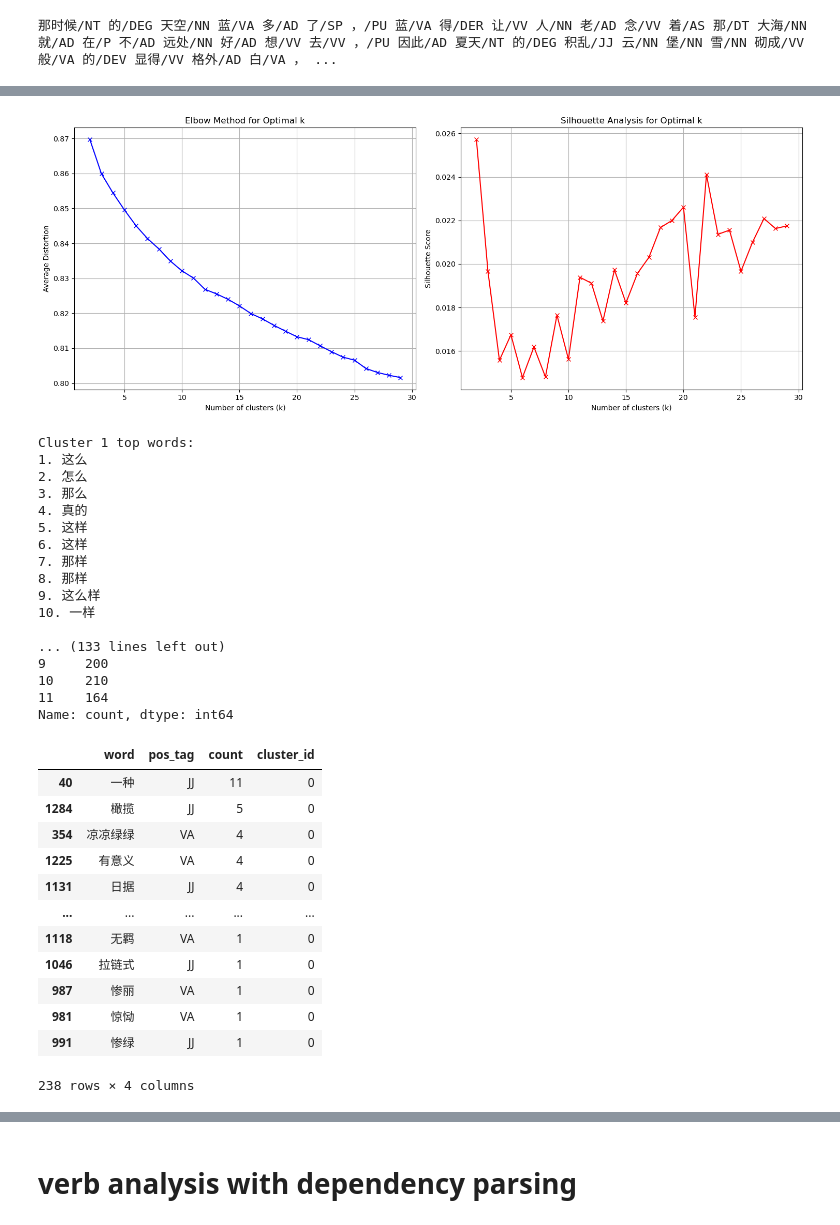
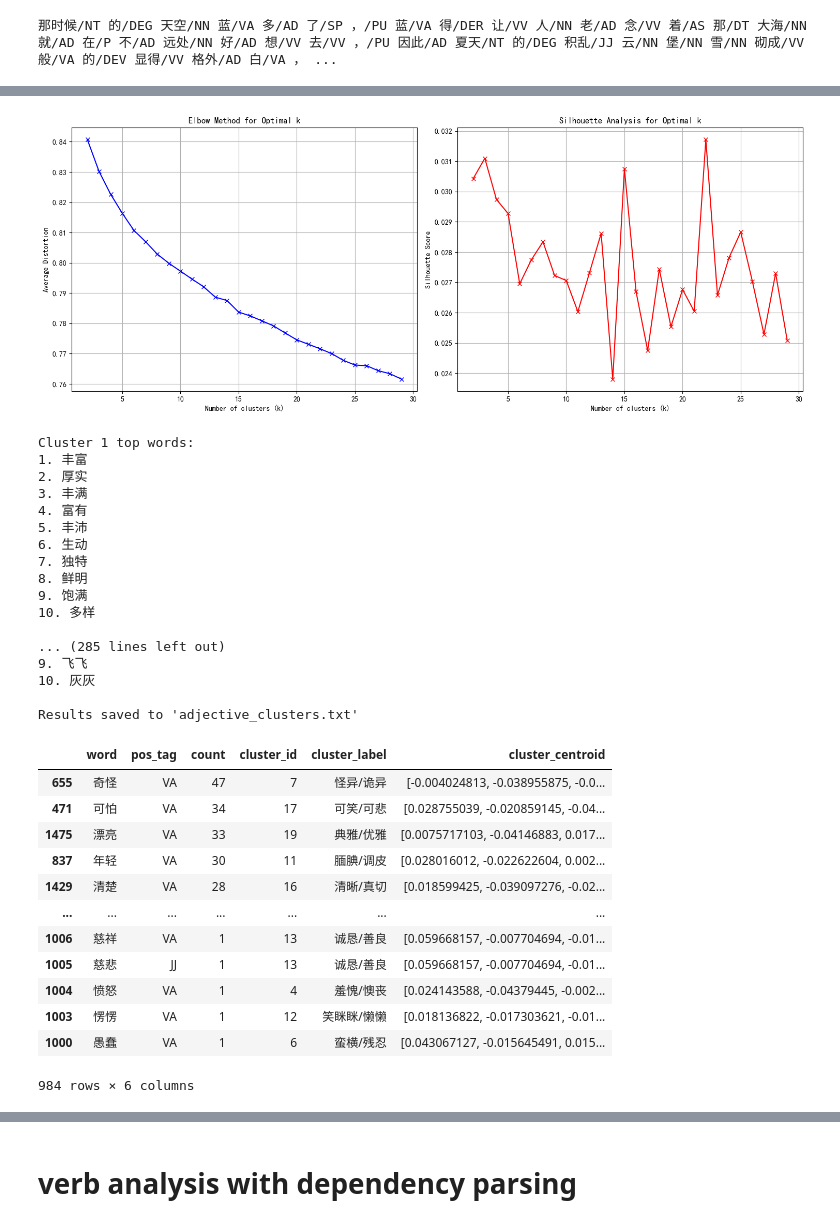
Before and after one commit to fht-epfl/history, a Jupyter notebook: dependency.ipynb, the cells around one changed output, grey strips where cells are left out. Cells and saved outputs as stored; diff of their text form; code cells hidden in the pictures.

Commit message:
finished adj kmeans for zhutianxin

```diff
--- a/dependency.ipynb
+++ b/dependency.ipynb
@@ -146,7 +142,7 @@ plt.tight_layout()
 plt.show()
 
 # Determine optimal k based on both methods
-optimal_k = 11  # You can adjust this based on visual inspection of both plots
+optimal_k = 25  # You can adjust this based on visual inspection of both plots
 
 # Perform k-means clustering with optimal k
 kmeans = KMeans(n_clusters=optimal_k, random_state=42, n_init=10)
@@ -174,50 +170,62 @@ for i in range(optimal_k):
         print(f"{j}. {word}")
 
     # Store cluster info for saving to file
     cluster_results.append({
         'cluster_id': i+1,
         'words': cluster_words
     })
 
 # Save results to a text file
 with open('adjective_clusters.txt', 'w', encoding='utf-8') as f:
     f.write(f"K-means clustering of adjectives with {optimal_k} clusters\n")
     f.write("=" * 50 + "\n\n")
 
     for cluster in cluster_results:
         f.write(f"Cluster {cluster['cluster_id']} top words:\n")
         for i, word in enumerate(cluster['words'], 1):
             f.write(f"{i}. {word}\n")
         f.write("\n")
 
 print(f"\nResults saved to 'adjective_clusters.txt'")
 
 # Create a dictionary mapping words to their cluster IDs
 word_to_cluster = {valid_words[i]: clusters[i] + 1 for i in range(len(valid_words))}
 
 # Add cluster_id column to df_tokens_selected
 df_tokens_selected['cluster_id'] = df_tokens_selected['word'].map(word_to_cluster)
 
 # Fill missing values (words without vectors or not in valid_words)
 df_tokens_selected['cluster_id'] = df_tokens_selected['cluster_id'].fillna(0).astype(int)
+
+# Get the centroids array from kmeans
+centroids = kmeans.cluster_centers_
+
+# Function to get the centroid vector for a given cluster_id
+def get_centroid(cluster_id):
+    if cluster_id == 0:  # Handle words without clusters
+        return np.zeros(centroids.shape[1])
+    return centroids[cluster_id - 1]  # -1 because cluster_ids start from 1
+
+# Add centroid vectors as a new column
+df_tokens_selected['cluster_centroid'] = df_tokens_selected['cluster_id'].apply(get_centroid)
 # %% [output]
-[figure, old version]
+[figure, new version]
 Cluster 1 top words:
-1. 这么
-2. 怎么
-3. 那么
-4. 真的
-5. 这样
-6. 这样
-7. 那样
-8. 那样
-9. 这么样
-10. 一样
+1. 丰富
+2. 厚实
+3. 丰满
+4. 富有
+5. 丰沛
+6. 生动
+7. 独特
+8. 鲜明
+9. 饱满
+10. 多样
 
-... (133 lines left out)
-9     200
-10    210
-11    164
-Name: count, dtype: int64
+... (285 lines left out)
+9. 飞飞
+10. 灰灰
+
+Results saved to 'adjective_clusters.txt'
 # %%
 cluster_id_labels = {
@@ -227,17 +257,21 @@ cluster_id_labels = {
 }
 # %%
-df_tokens_selected[df_tokens_selected['cluster_id'] == 0]
+df_tokens_selected['cluster_label'] = df_tokens_selected['cluster_id'].map(cluster_id_labels)
+df_tokens_selected.dropna(subset=['cluster_label'], inplace=True)
+df_tokens_selected.drop_duplicates(subset=['word'], inplace=True)
+df_tokens_selected.to_csv('zhutianxin_adjectives.csv', index=False, encoding='utf-8-sig')
+df_tokens_selected
 # %% [output]
-|  | word | pos_tag | count | cluster_id |
-| 40 | 一种 | JJ | 11 | 0 |
-| 1284 | 橄揽 | JJ | 5 | 0 |
-| 354 | 凉凉绿绿 | VA | 4 | 0 |
-| 1225 | 有意义 | VA | 4 | 0 |
-| 1131 | 日据 | JJ | 4 | 0 |
-| ... | ... | ... | ... | ... |
-| 1118 | 无羁 | VA | 1 | 0 |
-| 1046 | 拉链式 | JJ | 1 | 0 |
-| 987 | 惨丽 | VA | 1 | 0 |
-| 981 | 惊恸 | VA | 1 | 0 |
-| 991 | 惨绿 | JJ | 1 | 0 |
+|  | word | pos_tag | count | cluster_id | cluster_label | cluster_centroid |
+| 655 | 奇怪 | VA | 47 | 7 | 怪异/诡异 | [-0.004024813, -0.038955875, -0.0... |
+| 471 | 可怕 | VA | 34 | 17 | 可笑/可悲 | [0.028755039, -0.020859145, -0.04... |
+| 1475 | 漂亮 | VA | 33 | 19 | 典雅/优雅 | [0.0075717103, -0.04146883, 0.017... |
+| 837 | 年轻 | VA | 30 | 11 | 腼腆/调皮 | [0.028016012, -0.022622604, 0.002... |
+| 1429 | 清楚 | VA | 28 | 16 | 清晰/真切 | [0.018599425, -0.039097276, -0.02... |
+| ... | ... | ... | ... | ... | ... | ... |
+| 1006 | 慈祥 | VA | 1 | 13 | 诚恳/善良 | [0.059668157, -0.007704694, -0.01... |
+| 1005 | 慈悲 | JJ | 1 | 13 | 诚恳/善良 | [0.059668157, -0.007704694, -0.01... |
+| 1004 | 愤怒 | VA | 1 | 4 | 羞愧/懊丧 | [0.024143588, -0.04379445, -0.002... |
+| 1003 | 愣愣 | VA | 1 | 12 | 笑眯眯/懒懒 | [0.018136822, -0.017303621, -0.01... |
+| 1000 | 愚蠢 | VA | 1 | 6 | 蛮横/残忍 | [0.043067127, -0.015645491, 0.015... |
-238 rows × 4 columns
+984 rows × 6 columns
```
Also changed, not shown: parts of 7 cells of this notebook, 1 other file.
